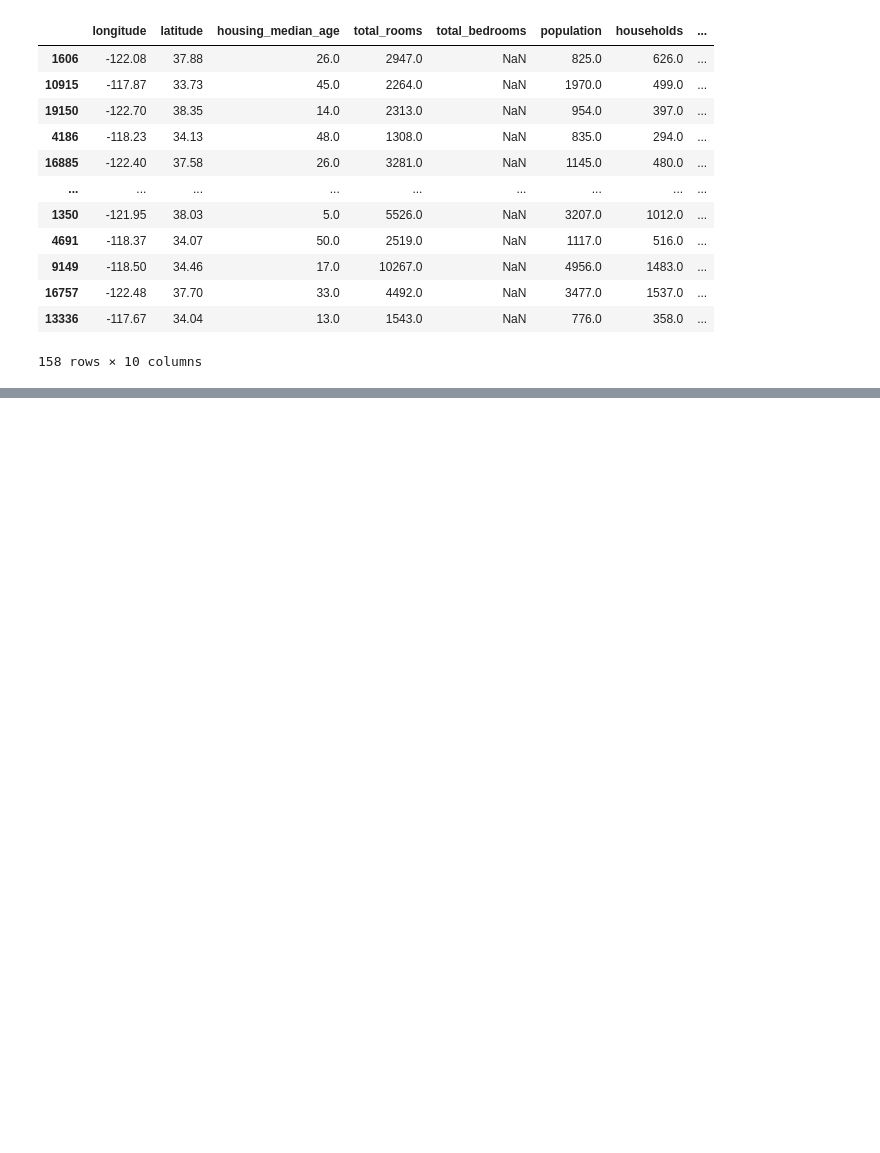
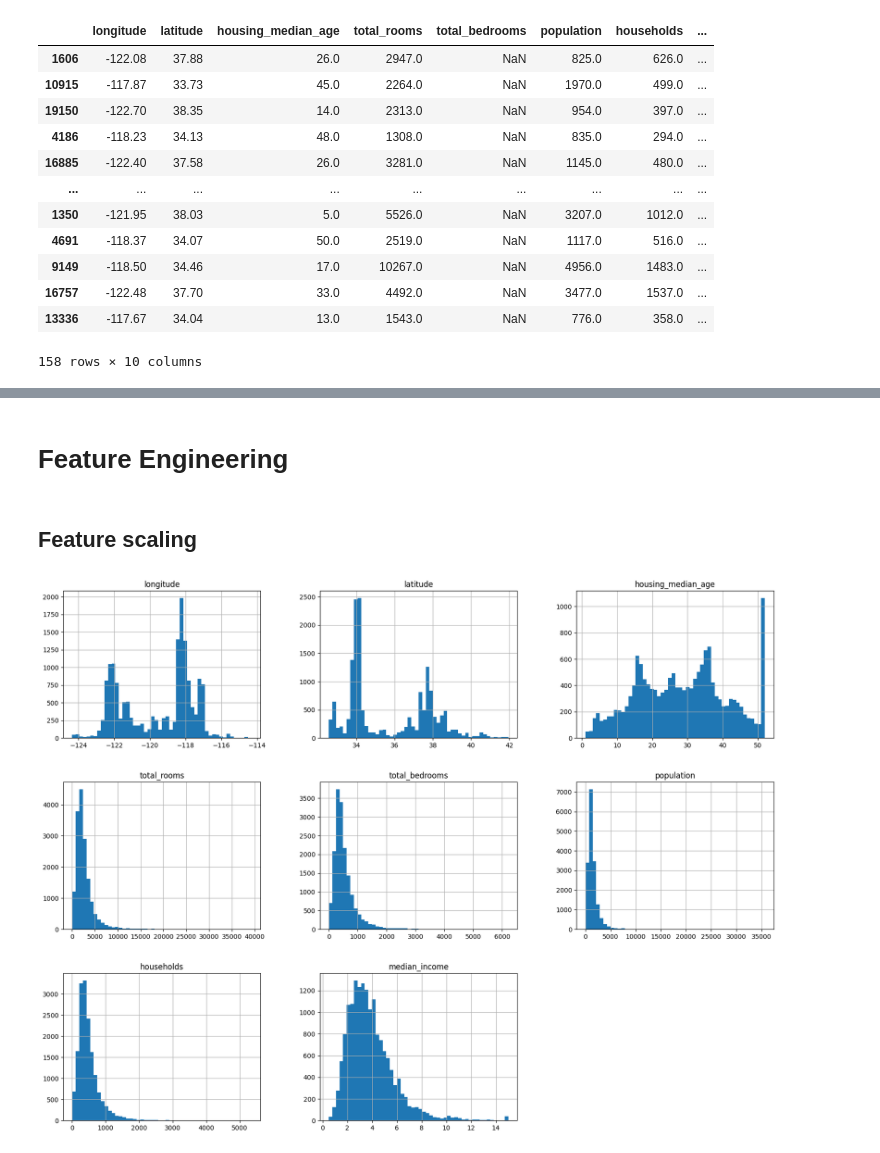
Before and after one commit to meftaul/e2e-ml-project, a Jupyter notebook: notebooks/eda.ipynb, the cells around one changed output, grey strips where cells are left out. Saved outputs shown, nothing was run; the diff lists cells and outputs as text; code cells hidden in the pictures; blank space fills up the shorter version.

```diff
--- a/notebooks/eda.ipynb
+++ b/notebooks/eda.ipynb
@@ -207,0 +297,9 @@ housing[housing.isnull().any(axis=1)]
+# %% [markdown]
+# Feature Engineering
+# %% [markdown]
+## Feature scaling
+# %%
+housing_tr.hist(bins=50, figsize=(20, 15))
+plt.show()
+# %% [output]
+[figure, added]
```
Also changed, not shown: parts of 26 cells of this notebook.
